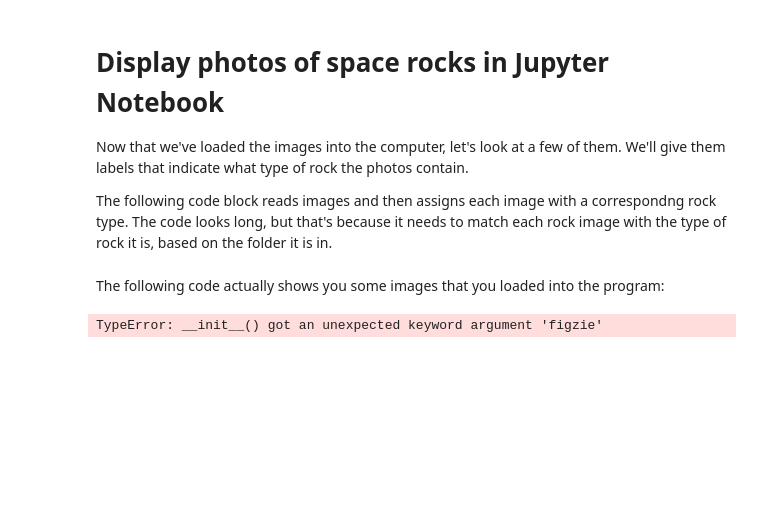
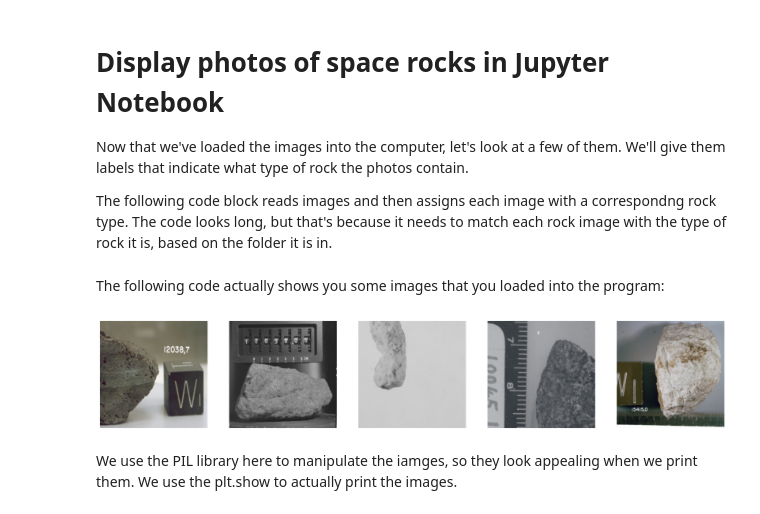
Before and after one commit to Jeffresh/classify-space-rocks-by-using-python-and-artificial-intelligence-, a Jupyter notebook: ClassifySpaceRockProgram.ipynb, the cells around one changed output. Drawn from its saved outputs; the diff is of its cells as text; code cells hidden in the pictures; blank space fills up the shorter version.

```diff
--- a/ClassifySpaceRockProgram.ipynb
+++ b/ClassifySpaceRockProgram.ipynb
@@ -129,17 +129,19 @@ The following code actually shows you some images that you loaded into the progr
 # %%
 # How many images do you want to see? It's set to 5, but you can change the number
 
 images, labels = get_random_images(5)
 to_pil = transforms.ToPILImage()
 fig =plt.figure(figsize=(20, 20))
 classes = trainloader.dataset.classes
 
 for ii in range(len(images)):
     image = to_pil(images[ii])
-    sub = fig.add_subplit(1, len(images), ii+1)
+    sub = fig.add_subplot(1, len(images), ii+1)
     plt.axis('off')
     plt.imshow(image)
 
 plt.show()
 # %% [output]
-TypeError: __init__() got an unexpected keyword argument 'figzie'
+[figure, added]
+# %% [markdown]
+We use the PIL library here to manipulate the iamges, so they look appealing when we print them. We use the plt.show to actually print the images.
```
Also changed, not shown: 1 other file.
